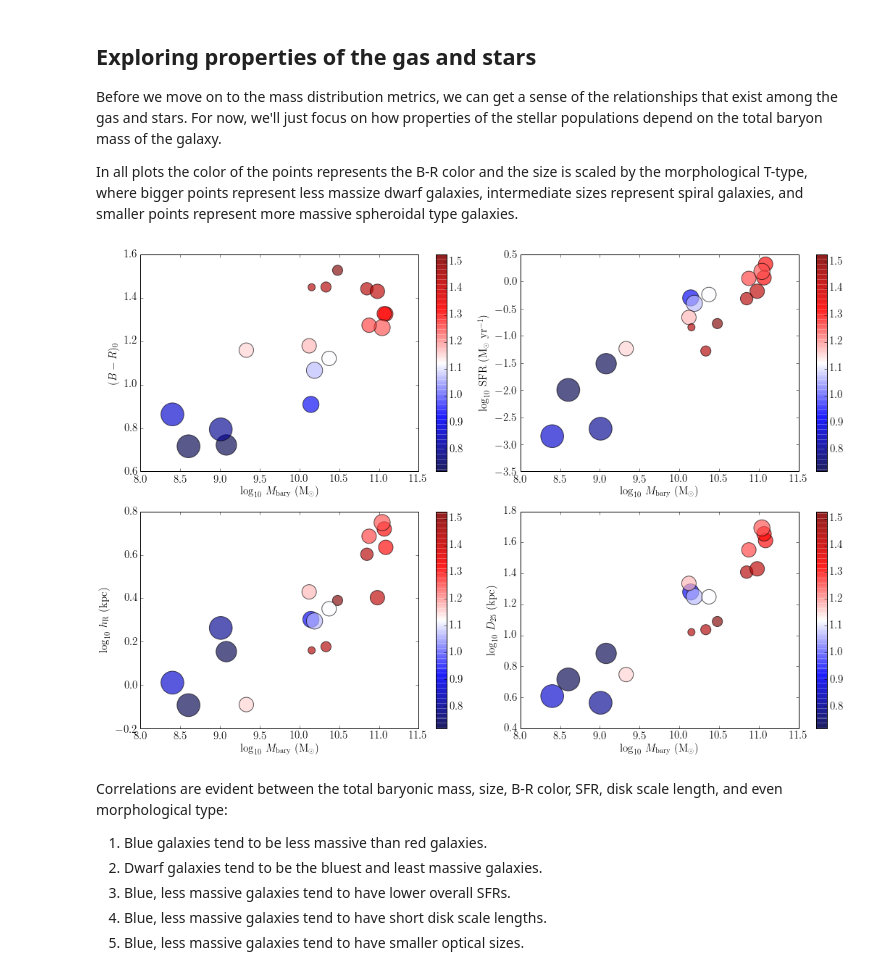
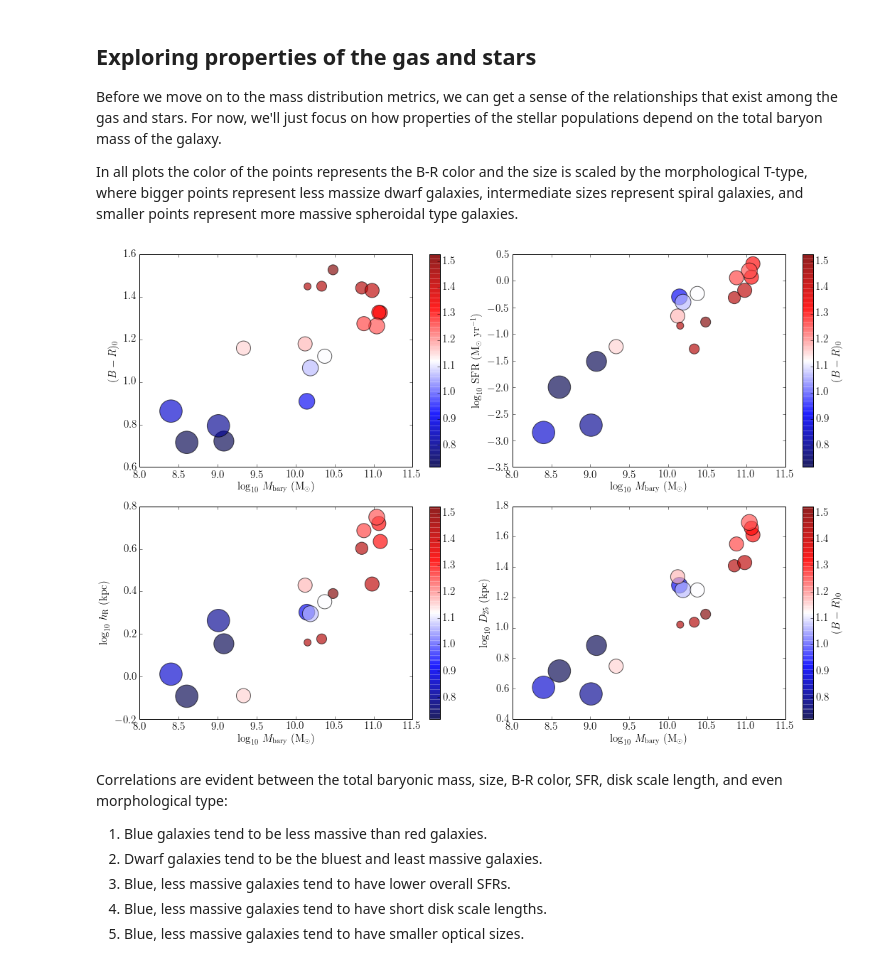
Before and after one commit to erichards/DissertationResearch, a Jupyter notebook: galaxiesEDA.ipynb, the cells around one changed output. Saved outputs shown, nothing was run; the diff lists cells and outputs as text; code cells hidden in the pictures.

```diff
--- a/galaxiesEDA.ipynb
+++ b/galaxiesEDA.ipynb
@@ -98,16 +70,5 @@ df['BR025'] = mB025 - mR025
 # %% [markdown]
 #### Star formation rate
-# %%
-# Function to calculate SFR. Takes as inputs: distance (Mpc), log of the Halpha
-# flux and error on that flux measurement. Returns: star formation rate with error.
-def calcSFR(DMpc, logFHa, logFHa_err):
-    Dpc = DMpc*(1E6)
-    logFHa_arr = unumpy.uarray(logFHa,logFHa_err)
-    F_Ha = 10**(logFHa_arr)
-    L_Ha = F_Ha*(4*np.pi*((Dpc*(3.086E18))**2.))
-    logsfr = unumpy.log10(L_Ha) - 41.27
-    sfr = 10**(logsfr)
-    return sfr
 # %%
 # Calculate SFR
 # Call function calcSFR
@@ -135,19 +79,6 @@ def calcGasMass(DMpc, FHI, FCO, FCOerr):
 # Calculate HI, H2 & total gas masses
 # Call function calcGasMass
 df['MHI'], df['MH2'], df['Mgas'] = calcGasMass(df.Duse, df.F_HI, df.F_CO, df.F_CO_err)
-# %%
-# Function to calculate stellar mass. Takes as inputs: distance (Mpc), total
-# integrated 3.6 micron apparent magnitude (extrapolated, not R25) and
-# mass-to-light ratio. Returns: total 3.6 micron stellar luminosity, stellar mass
-# and error on stellar mass assuming +/- 0.1 M/L uncertainty.
-def calcStellarMass(DMpc, mNIR, MLrat):
-    Dpc = DMpc*(1E6)
-    M_NIR = mNIR - 5.*np.log10(Dpc) + 5.
-    L_star = (10**((3.24-M_NIR)/2.5))
-    M_star = L_star * MLrat
-    M_star_err = (L_star*(MLrat+0.1)) - M_star
-    M_star = unumpy.uarray(M_star,M_star_err)
-    return L_star, M_star
 # %%
 # Calculate stellar mass, asuming M/L = 0.5
 # Call function calcStellarMass
@@ -160,13 +91,6 @@ df['SSFR'] = (df['SFR'] / df['Mstar']) * (1E9)
 df['Mbary'] = df['Mgas'] + df['Mstar']
 # %% [markdown]
 ## Linearize size measures
-# %%
-# Function to transform angular value to linear distance-corrected value. Takes
-# as inputs: distance (Mpc) and angular size (arcseconds). Returns: linear
-# value (kpc).
-def linearize(DMpc, x):
-    xkpc = (x/206.265)*(DMpc)
-    return xkpc
 # %%
 # Calculate linear (kpc) quantities
 # Call function linearize from claculateParams.py
@@ -204,36 +128,39 @@ galColor = plt.cm.get_cmap('seismic')
 plt.figure(figsize=(15,10))
 
 plt.subplot(221)
 BRvsMbary = plt.scatter(unumpy.nominal_values(unumpy.log10(df['Mbary'])),unumpy.nominal_values(df['BR025']),
                         c=unumpy.nominal_values(df['BR025']),s=np.absolute(df['T-type'])*100,cmap=galColor,alpha=0.65)
 plt.xlabel('$\log_{10}$ $M_\mathrm{bary}$ (M$_{\odot}$)')
 plt.ylabel('($B-R$)$_0$')
 plt.colorbar()
 
 plt.subplot(222)
 SFRvsMbary = plt.scatter(unumpy.nominal_values(unumpy.log10(df['Mbary'])),unumpy.nominal_values(unumpy.log10(df['SFR'])),
                          c=unumpy.nominal_values(df['BR025']),s=np.absolute(df['T-type'])*100,cmap=galColor,alpha=0.65)
 plt.xlabel('$\log_{10}$ $M_\mathrm{bary}$ (M$_{\odot}$)')
 plt.ylabel('$\log_{10}$ SFR (M$_{\odot}$ yr$^{-1}$)')
-plt.colorbar()
+cbar = plt.colorbar()
+cbar.set_label('($B-R$)$_0$')
 
 plt.subplot(223)
 hvsMbary = plt.scatter(unumpy.nominal_values(unumpy.log10(df['Mbary'])),unumpy.nominal_values(unumpy.log10(df['hkpc'])),
                          c=unumpy.nominal_values(df['BR025']),s=np.absolute(df['T-type'])*100,cmap=galColor,alpha=0.65)
 plt.xlabel('$\log_{10}$ $M_\mathrm{bary}$ (M$_{\odot}$)')
 plt.ylabel('$\log_{10}$ $h_\mathrm{R}$ (kpc)')
 plt.colorbar()
 
 plt.subplot(224)
 hvsMbary = plt.scatter(unumpy.nominal_values(unumpy.log10(df['Mbary'])),unumpy.nominal_values(unumpy.log10(df['d25kpc'])),
                          c=unumpy.nominal_values(df['BR025']),s=np.absolute(df['T-type'])*100,cmap=galColor,alpha=0.65)
 plt.xlabel('$\log_{10}$ $M_\mathrm{bary}$ (M$_{\odot}$)')
 plt.ylabel('$\log_{10}$ $D_{25}$ (kpc)')
-plt.colorbar()
+cbar = plt.colorbar()
+cbar.set_label('($B-R$)$_0$')
 
 plt.tight_layout()
+#plt.savefig("StellarPropsvsMbary.pdf")
 # %% [output]
-[figure, old version]
+[figure, new version]
 # %% [markdown]
 Correlations are evident between the total baryonic mass, size, B-R color, SFR, disk scale length, and even morphological type:
 
```
Also changed, not shown: parts of 90 cells of this notebook, 8 other files.
